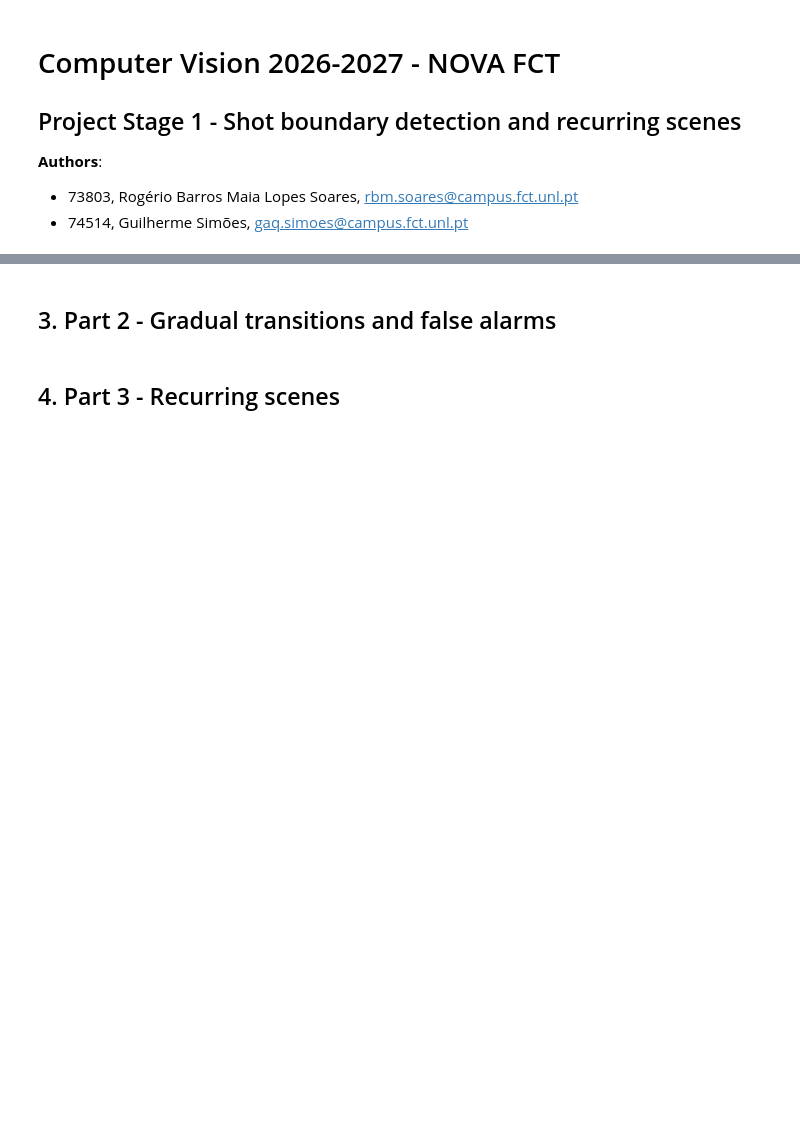
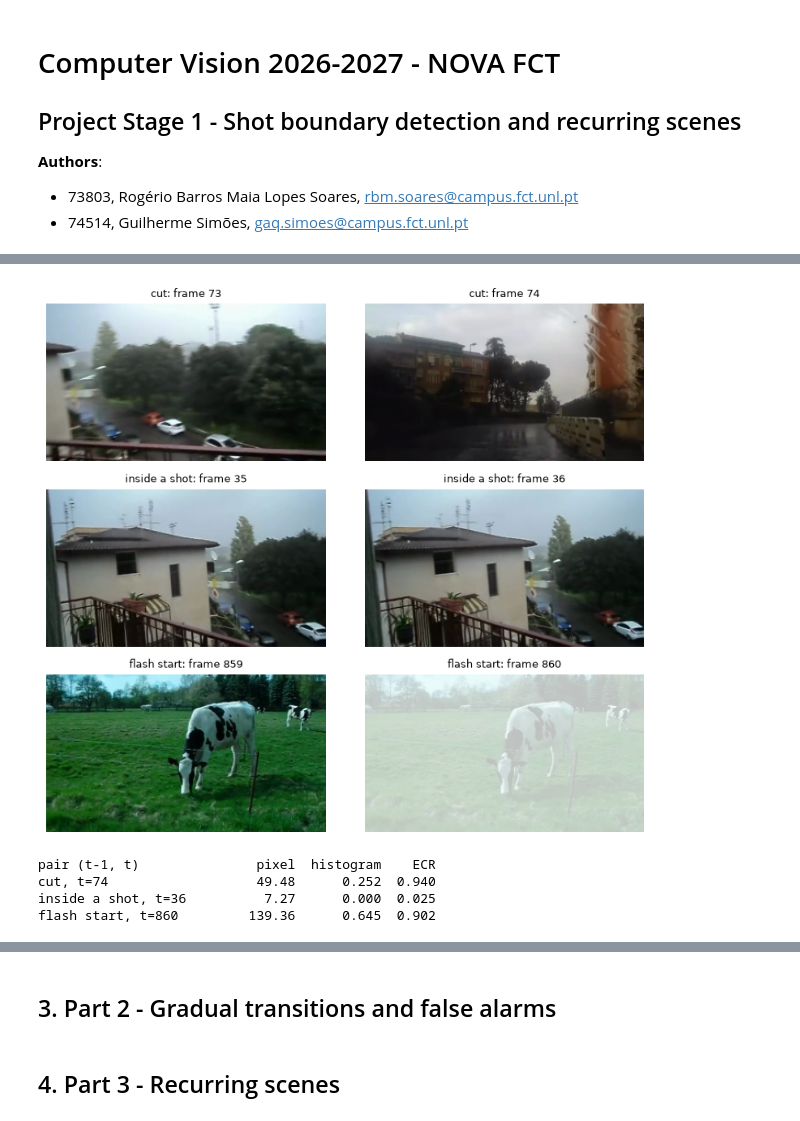
Before and after one commit to GuilhermeAQOS/CV2627, a Jupyter notebook: starter_code/73803_74514/report.ipynb, the cells around one changed output, grey strips where cells are left out. Saved outputs shown, nothing was run; the diff lists cells and outputs as text; code cells hidden in the pictures; blank space fills up the shorter version.

```diff
--- a/starter_code/73803_74514/report.ipynb
+++ b/starter_code/73803_74514/report.ipynb
@@ -218,0 +77,41 @@ import tp1, metrics
+# %%
+def read_selected(name, wanted):
+    """Only the requested frames of a video, resized like tp1.read_frames."""
+    cap = cv2.VideoCapture(f"{INPUT}/{name}.mp4")
+    out, t = {}, 0
+    while t <= max(wanted):
+        ok, frame = cap.read()
+        if not ok:
+            break
+        if t in wanted:
+            out[t] = cv2.resize(frame, (320, 180), interpolation=cv2.INTER_AREA)
+        t += 1
+    cap.release()
+    return out
+
+
+gt, d = gts["dev_01"], sigs["dev_01"]
+shot = gt["shots"][0]
+examples = [("cut", gt["transitions"][0]["start"]),
+            ("inside a shot", (shot["start"] + shot["end"]) // 2),
+            ("flash start", gt["distractors"][0]["start"])]
+imgs = read_selected("dev_01", {t + k for _, t in examples for k in (-1, 0)})
+
+fig, axes = plt.subplots(len(examples), 2, figsize=(8, 7))
+for row, (label, t) in zip(axes, examples):
+    for ax, k in zip(row, (-1, 0)):
+        ax.imshow(cv2.cvtColor(imgs[t + k], cv2.COLOR_BGR2RGB))
+        ax.set_title(f"{label}: frame {t + k}", fontsize=9)
+        ax.axis("off")
+plt.tight_layout()
+plt.show()
+
+print(f"{'pair (t-1, t)':24s} {'pixel':>8s} {'histogram':>10s} {'ECR':>6s}")
+for label, t in examples:
+    print(f"{label + ', t=' + str(t):24s} {d['pixel'][t]:8.2f} {d['histogram'][t]:10.3f} {d['ecr'][t]:6.3f}")
+# %% [output]
+[figure, added]
+pair (t-1, t)               pixel  histogram    ECR
+cut, t=74                   49.48      0.252  0.940
+inside a shot, t=36          7.27      0.000  0.025
+flash start, t=860         139.36      0.645  0.902
```
Also changed, not shown: parts of 24 cells of this notebook, 1 other file.
